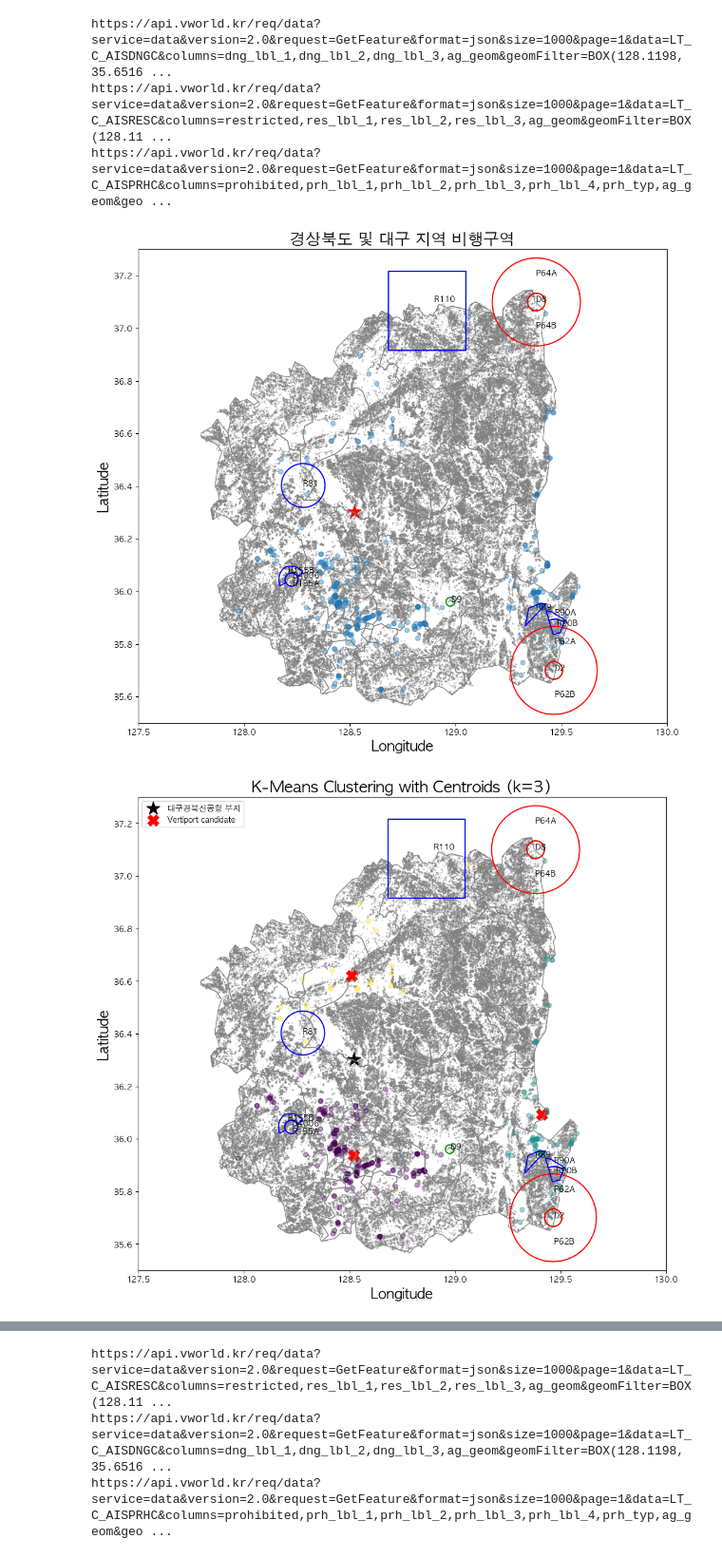
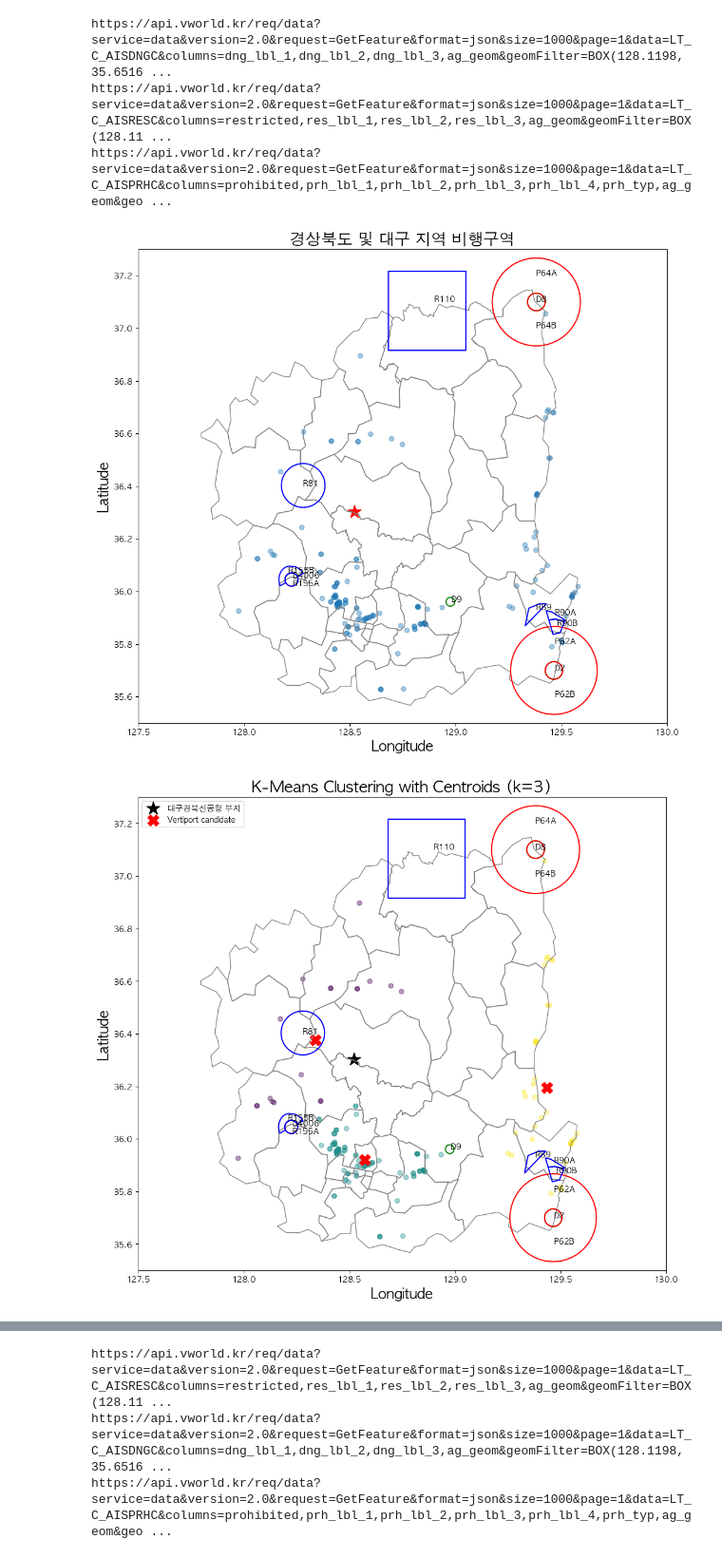
Before and after one commit to HowveYoobin/Big_Data_Design, a Jupyter notebook: Team_project/mapping.ipynb, the cells around one changed output, grey strips where cells are left out. Shown: that part at 95% size. Cells and saved outputs as stored; diff of their text form; code cells hidden in the pictures.

Commit message:
refrigerated_warehouse

```diff
--- a/Team_project/mapping.ipynb
+++ b/Team_project/mapping.ipynb
@@ -6,7 +6,7 @@ key = "D9C2C32A-110D-3F33-846F-A831EE3AF020"
 # 배경지도 (csv)
 background = './data/GSBD_DG_geo.csv'
 # 창고 위치 (geojson)
-warehouse = './data/warehouse_coord.geojson'
+warehouse = './data/GSBD_DG_refrigerated_warehouse.geojson'
 # 경사도 정보 (gpkg)
 slope = './data/polygonized.gpkg'
 # %%
@@ -22,13 +22,13 @@ https://api.vworld.kr/req/data?service=data&version=2.0&request=GetFeature&forma
 https://api.vworld.kr/req/data?service=data&version=2.0&request=GetFeature&format=json&size=1000&page=1&data=LT_C_AISPRHC&columns=prohibited,prh_lbl_1,prh_lbl_2,prh_lbl_3,prh_lbl_4,prh_typ,ag_geom&geo ...
 # %%
 # save = True: 사진 저장
-data.plt_visualize(danger, prohibited, restricted, save=False)
+data.plt_visualize(danger, prohibited, restricted, slope = False, save=True)
 # %% [output]
-[figure, old version]
+[figure, new version]
 # %%
-warehouse_df, centroids_df = data.Kmeans(3, danger, prohibited, restricted, save=False)
+warehouse_df, centroids_df = data.Kmeans(3, danger, prohibited, restricted, slope = False, save=True)
 # %% [output]
-[figure, old version]
+[figure, new version]
 # %%
 warehouse_df
 # %% [output]
```
Also changed, not shown: parts of 2 cells of this notebook, 14 other files.
